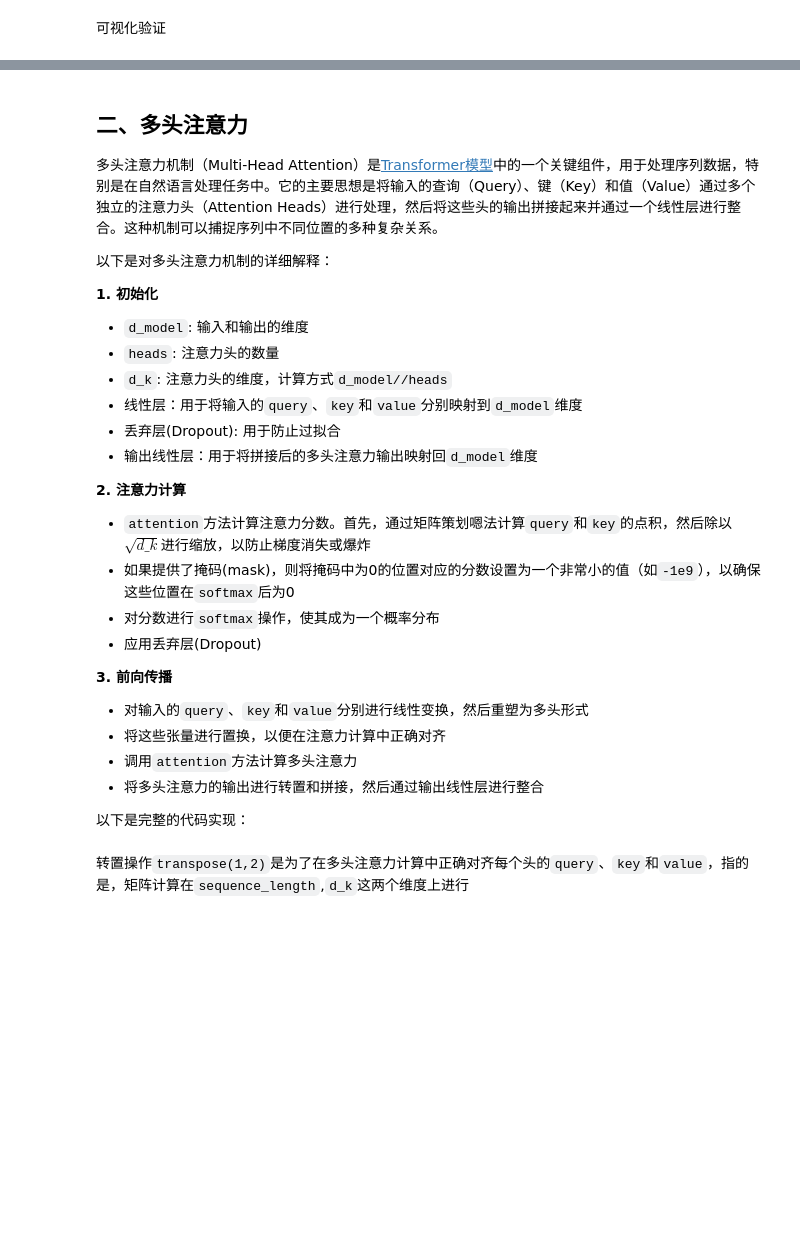
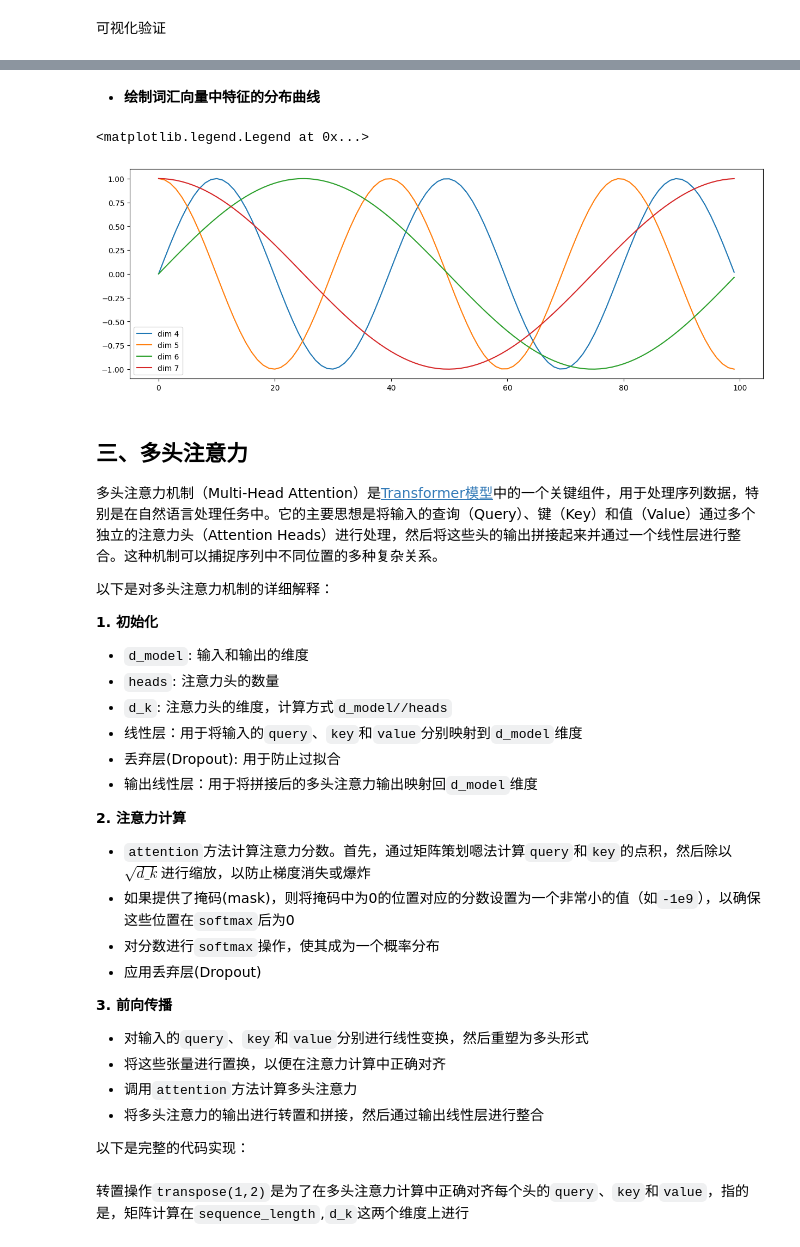
Before and after one commit to KevinLeeLiang/transformer_demo, a Jupyter notebook: transformer.ipynb, the cells around one changed output, grey strips where cells are left out. Cells and saved outputs as stored; diff of their text form; code cells hidden in the pictures; blank space fills up the shorter version.

```diff
--- a/transformer.ipynb
+++ b/transformer.ipynb
@@ -3,0 +77,5 @@
+# %%
+# 词嵌入维度是512
+d_model = 512
+# 词表大小是1000
+vocab = 1000
@@ -74,5 +275,30 @@ plt.gcf().colorbar(cax)
+# %% [markdown]
+- **绘制词汇向量中特征的分布曲线**
+# %%
+import matplotlib.pyplot as plt
+import numpy as np
+
+# 创建一张15 x 5大小的画布
+plt.figure(figsize=(15, 5))
+
+# 实例化PositionalEncoding类得到pe对象, 输入参数是20和0
+pe = PositionalEncoder(20, 0)
+
+# 然后向pe传入被Variable封装的tensor, 这样pe会直接执行forward函数,
+# 且这个tensor里的数值都是0, 被处理后相当于位置编码张量
+y = pe(Variable(torch.zeros(1, 100, 20)))
+
+# 然后定义画布的横纵坐标, 横坐标到100的长度, 纵坐标是某一个词汇中的某维特征在不同长度下对应的值
+# 因为总共有20维之多, 我们这里只查看4，5，6，7维的值.
+plt.plot(np.arange(100), y[0, :, 4:8].data.numpy())
+
+# 在画布上填写维度提示信息
+plt.legend(["dim %d"%p for p in [4,5,6,7]])
+# %% [output]
+<matplotlib.legend.Legend at 0x...>
+[figure, added]
 # %% [markdown]
-## 二、多头注意力
+## 三、多头注意力
 多头注意力机制（Multi-Head Attention）是[Transformer模型](https://so.csdn.net/so/search?q=Transformer%E6%A8%A1%E5%9E%8B&spm=1001.2101.3001.7020)中的一个关键组件，用于处理序列数据，特别是在自然语言处理任务中。它的主要思想是将输入的查询（Query）、键（Key）和值（Value）通过多个独立的注意力头（Attention Heads）进行处理，然后将这些头的输出拼接起来并通过一个线性层进行整合。这种机制可以捕捉序列中不同位置的多种复杂关系。
 
 以下是对多头注意力机制的详细解释：
```
Also changed, not shown: parts of 30 cells of this notebook.
